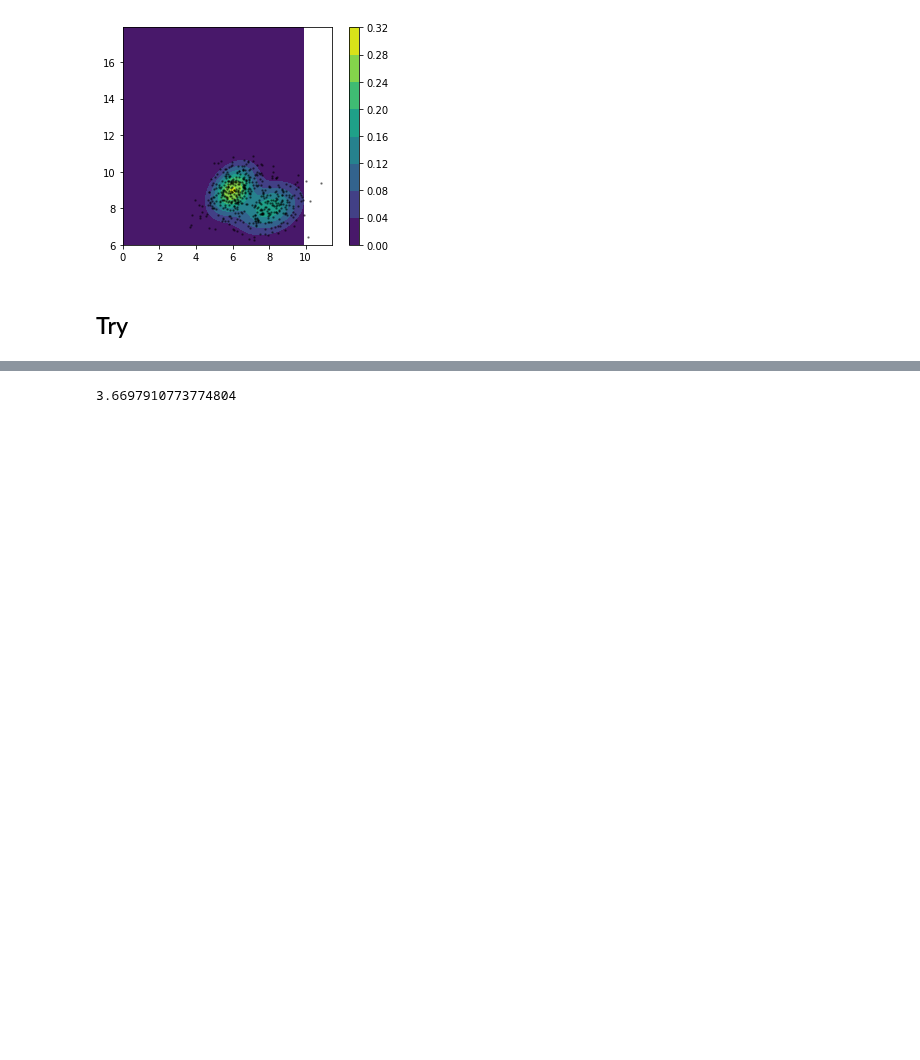
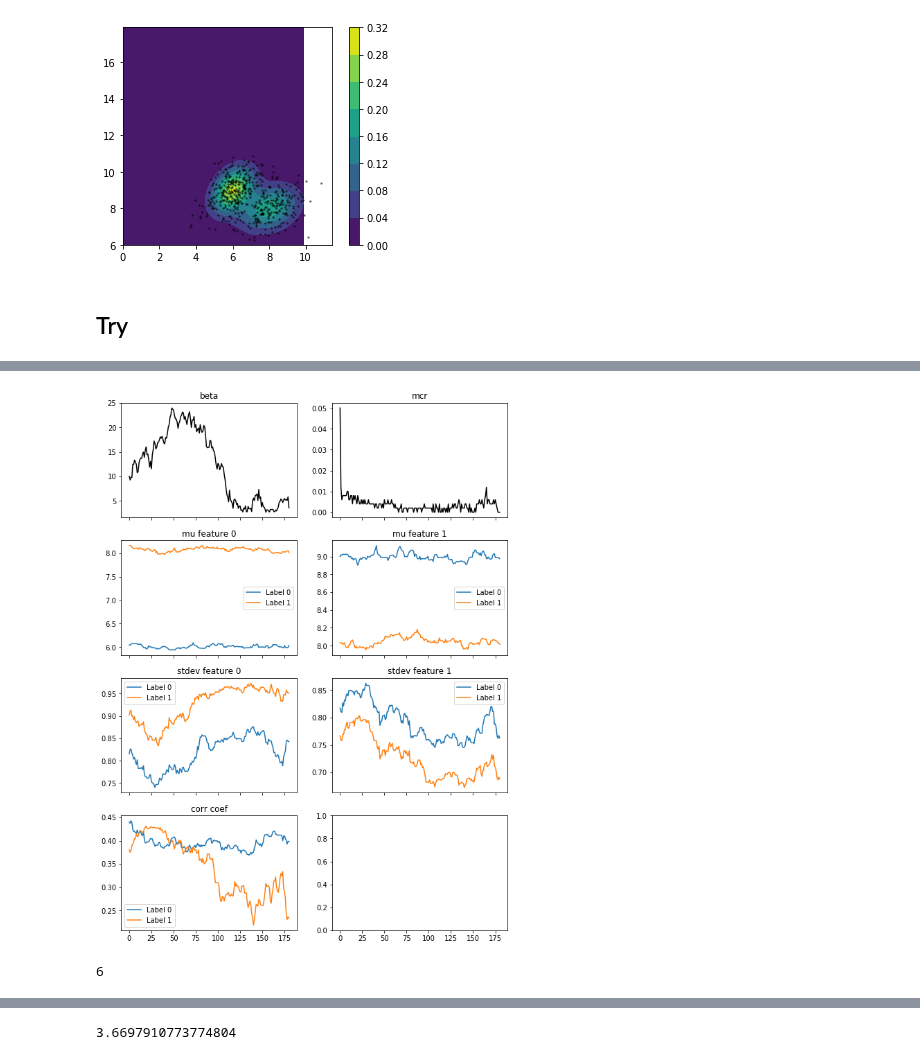
Before and after one commit to cgre-aachen/bayseg, a Jupyter notebook: notebooks/alex_prototyping.ipynb, the cells around one changed output, grey strips where cells are left out. Cells and saved outputs as stored; diff of their text form; code cells hidden in the pictures; blank space fills up the shorter version.

```diff
--- a/notebooks/alex_prototyping.ipynb
+++ b/notebooks/alex_prototyping.ipynb
@@ -98,0 +200,8 @@ plt.plot(ex1.betas)
+# %%
+diagnostics(ex1, true_labels=latent_1D)
+# %% [output]
+[figure, added]
+# %%
+np.count_nonzero(ex1.labels[20] - latent_1D)
+# %% [output]
+6
```
Also changed, not shown: parts of 19 cells of this notebook, 2 other files.
